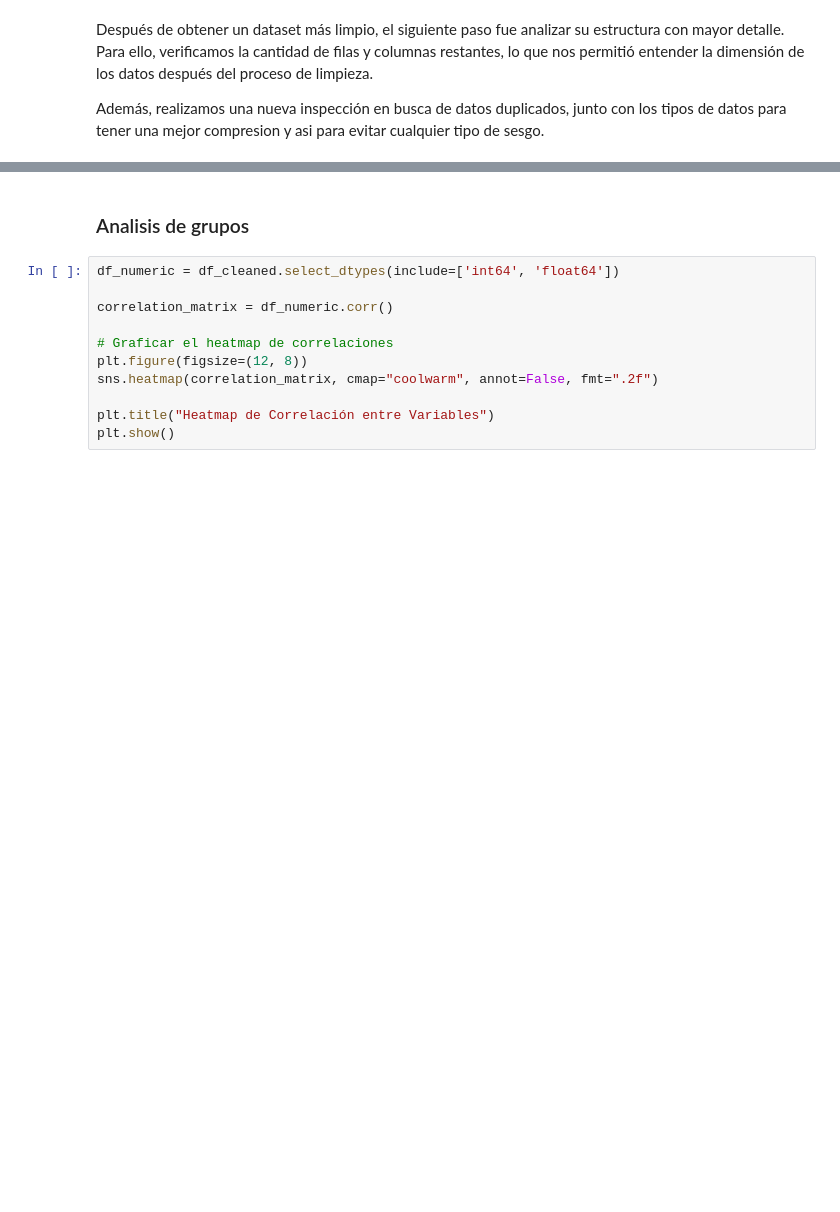
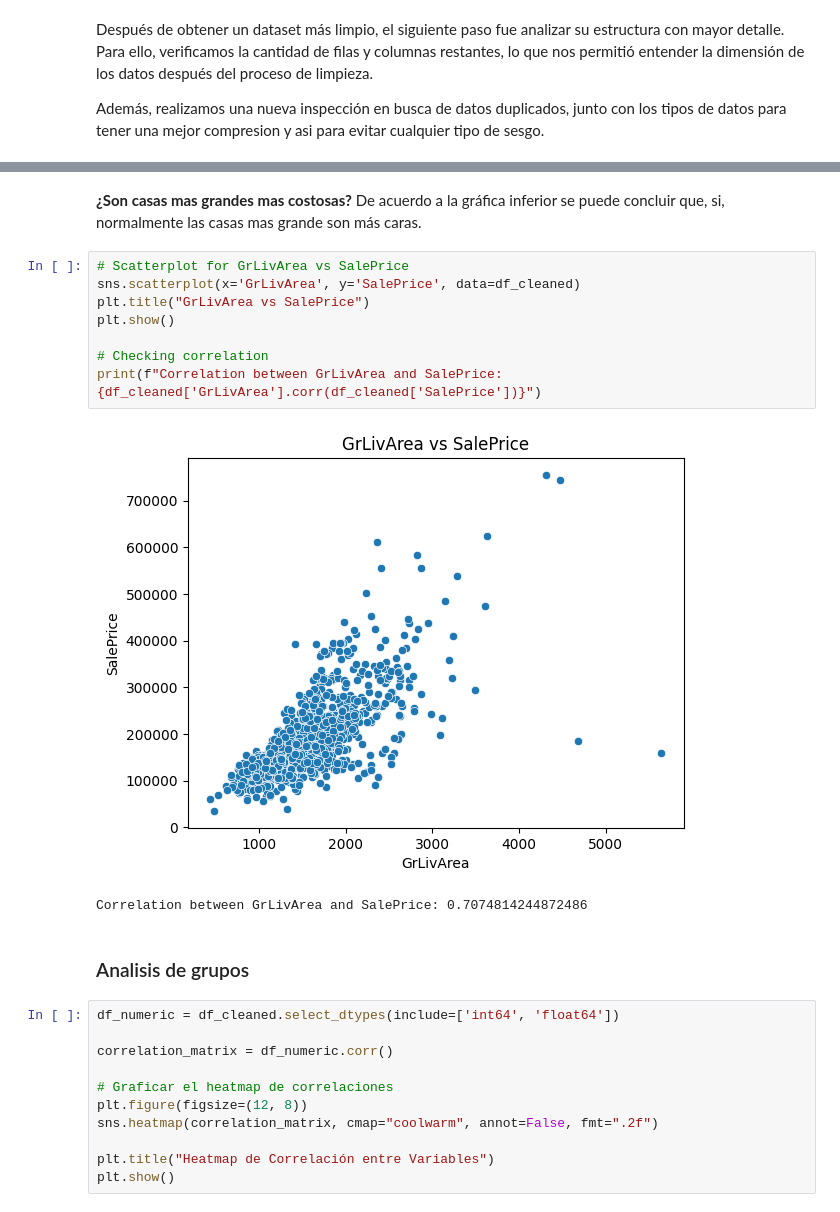
Before and after one commit to DanielRasho/MD-Proyecto2, a Jupyter notebook: main.ipynb, the cells around one changed output, grey strips where cells are left out. Drawn from its saved outputs; the diff is of its cells as text; blank space fills up the shorter version.

```diff
--- a/main.ipynb
+++ b/main.ipynb
@@ -106,3 +257,17 @@ Name: count, dtype: int64
+# %% [markdown]
+__¿Son casas mas grandes mas costosas?__
+De acuerdo a la gráfica inferior se puede concluir que, si, normalmente las casas mas grande son más caras.
+# %%
+# Scatterplot for GrLivArea vs SalePrice
+sns.scatterplot(x='GrLivArea', y='SalePrice', data=df_cleaned)
+plt.title("GrLivArea vs SalePrice")
+plt.show()
+
+# Checking correlation
+print(f"Correlation between GrLivArea and SalePrice: {df_cleaned['GrLivArea'].corr(df_cleaned['SalePrice'])}")
+# %% [output]
+[figure, added]
+Correlation between GrLivArea and SalePrice: 0.7074814244872486
 # %% [markdown]
 ### Analisis de grupos
 # %%
```
Also changed, not shown: parts of 23 cells of this notebook.
